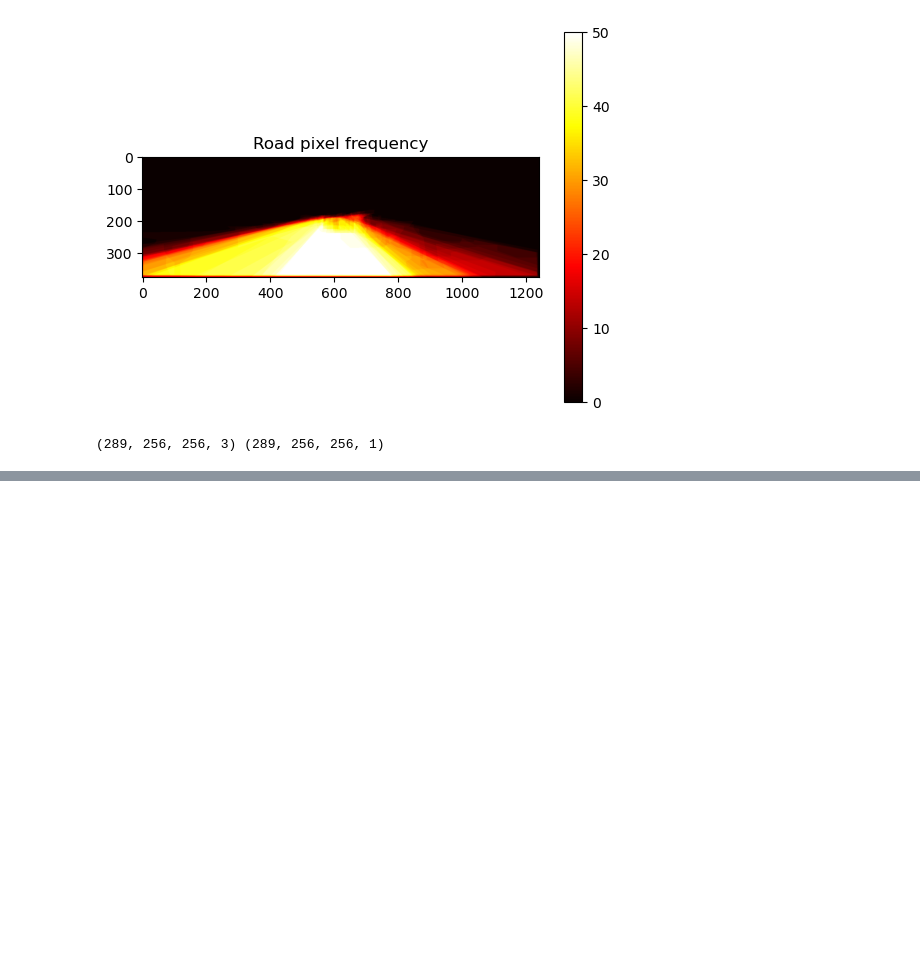
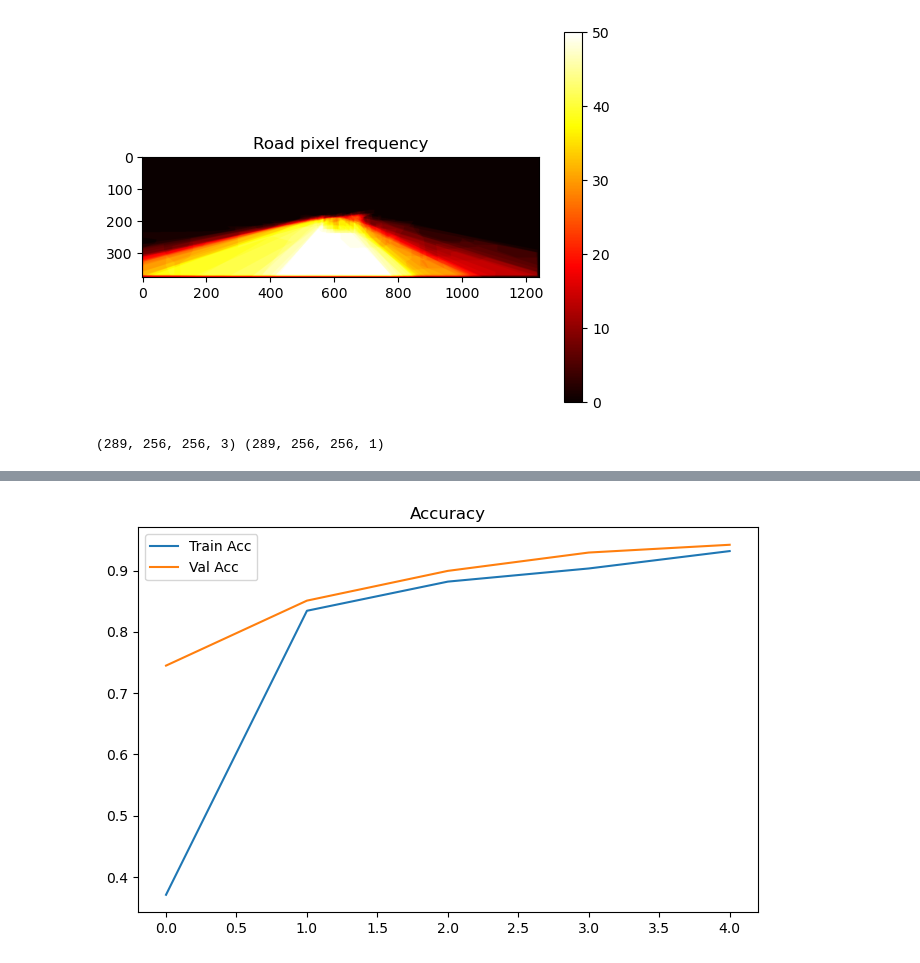
Before and after one commit to nasim-raj-laskar/Sagemaker-Lane-Segmentation, a Jupyter notebook: notebook/lane-seg-main.ipynb, the cells around one changed output, grey strips where cells are left out. Drawn from its saved outputs; the diff is of its cells as text; code cells hidden in the pictures; blank space fills up the shorter version.

```diff
--- a/notebook/lane-seg-main.ipynb
+++ b/notebook/lane-seg-main.ipynb
@@ -270,0 +206,8 @@ You can choose the search directory by setting xla_gpu_cuda_data_dir in HloModul
+# %%
+model = models.unet_2d(
+    (IMG_SIZE, IMG_SIZE, 3),
+    filter_num=[64,128,256,512],
+    n_labels=1,
+    activation='ReLU',
+    output_activation='Sigmoid'
+)
@@ -270,0 +216,23 @@ You can choose the search directory by setting xla_gpu_cuda_data_dir in HloModul
+# %%
+def dice_loss(y_true, y_pred):
+    smooth = 1e-6
+
+    y_true = tf.cast(y_true, tf.float32)
+    y_pred = tf.cast(y_pred, tf.float32)
+
+    intersection = tf.reduce_sum(y_true * y_pred, axis=[1,2,3])
+    union = tf.reduce_sum(y_true, axis=[1,2,3]) + tf.reduce_sum(y_pred, axis=[1,2,3])
+
+    dice = (2. * intersection + smooth) / (union + smooth)
+    return 1 - tf.reduce_mean(dice)
+
+model.compile(
+    optimizer=tf.keras.optimizers.Adam(1e-4),
+    loss=dice_loss,
+    metrics=[
+        tf.keras.metrics.BinaryAccuracy(),
+        tf.keras.metrics.MeanIoU(num_classes=2)
+    ]
+)
+
+model.summary()
@@ -274,7 +264,7 @@ history = model.fit(
     Y_train,
     validation_data=(X_val,Y_val),
     epochs=5,
-    batch_size=16
+    batch_size=4
 )
 # %% [output]
 Epoch 1/5
@@ -291,15 +333,12 @@ print(tf.config.list_physical_devices('GPU'))
 # %%
 plt.figure(figsize=(8,5))
-
-plt.plot(history.history['accuracy'], label="Train Accuracy")
-plt.plot(history.history['val_accuracy'], label="Validation Accuracy")
-
-plt.xlabel("Epoch")
-plt.ylabel("Accuracy")
-plt.title("Training vs Validation Accuracy")
+plt.plot(history.history['binary_accuracy'], label="Train Acc")
+plt.plot(history.history['val_binary_accuracy'], label="Val Acc")
 plt.legend()
-
+plt.title("Accuracy")
 plt.show()
+# %% [output]
+[figure, added]
 # %%
 plt.figure(figsize=(8,5))
 
```
Also changed, not shown: parts of 17 cells of this notebook, 2 other files.
